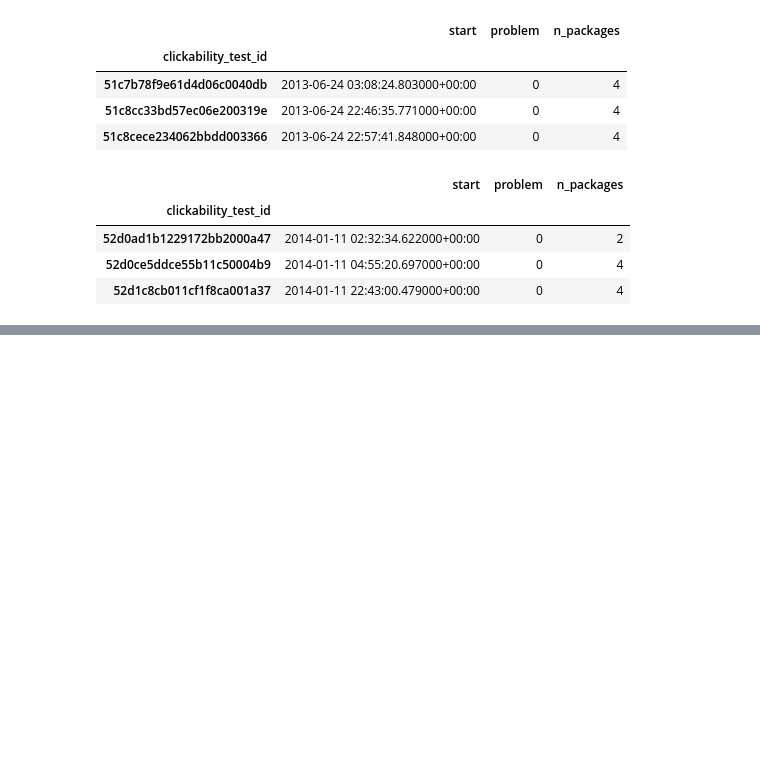
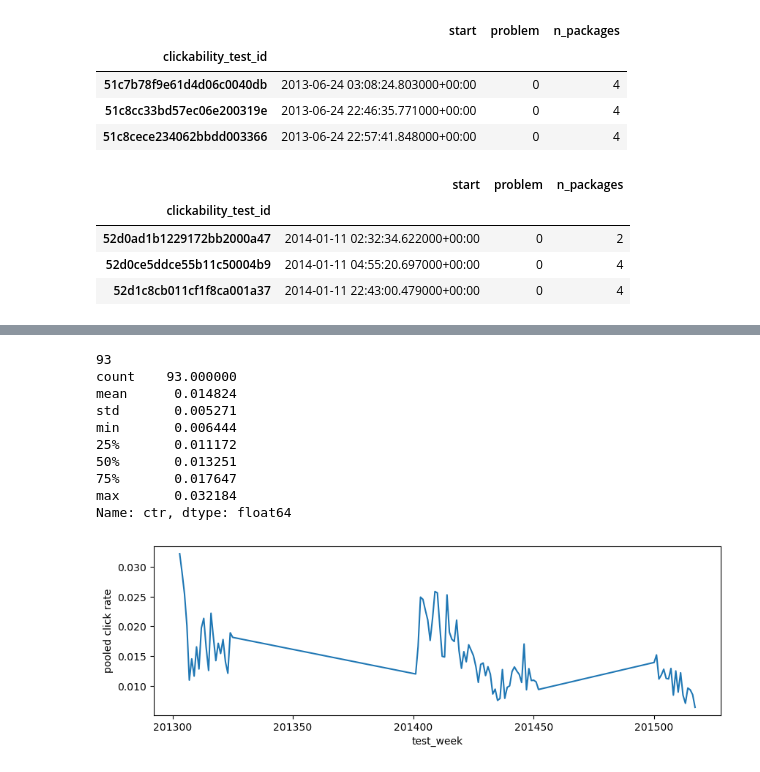
Before and after one commit to ZuhalA/upworthy-ab-winners, a Jupyter notebook: notebooks/01_audit.ipynb, the cells around one changed output, grey strips where cells are left out. Cells and saved outputs as stored; diff of their text form; code cells hidden in the pictures; blank space fills up the shorter version.

```diff
--- a/notebooks/01_audit.ipynb
+++ b/notebooks/01_audit.ipynb
@@ -42,0 +141,26 @@ tests.sort_values("start").query("problem == 0").loc[lambda t: t["start"] >= "20
+# %%
+# clt per week
+weekly = clean.groupby("test_week").agg(
+    clicks = ("clicks", "sum"),
+    impressions = ("impressions", "sum"),
+    n_packages = ("clicks", "size"),
+)
+
+weekly["ctr"] = weekly["clicks"] / weekly["impressions"]
+print(len(weekly)) #number of weeks
+print(weekly["ctr"].describe())
+weekly["ctr"].plot(figsize=(10,3))
+plt.ylabel("pooled click rate")
+plt.show()
+# %% [output]
+93
+count    93.000000
+mean      0.014824
+std       0.005271
+min       0.006444
+25%       0.011172
+50%       0.013251
+75%       0.017647
+max       0.032184
+Name: ctr, dtype: float64
+[figure, added]
```
Also changed, not shown: parts of 9 cells of this notebook, 2 other files.
